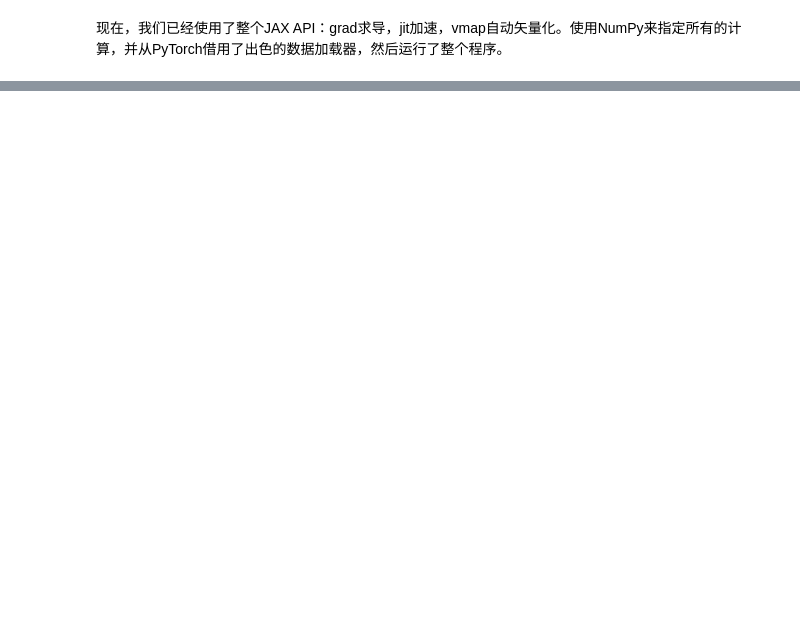
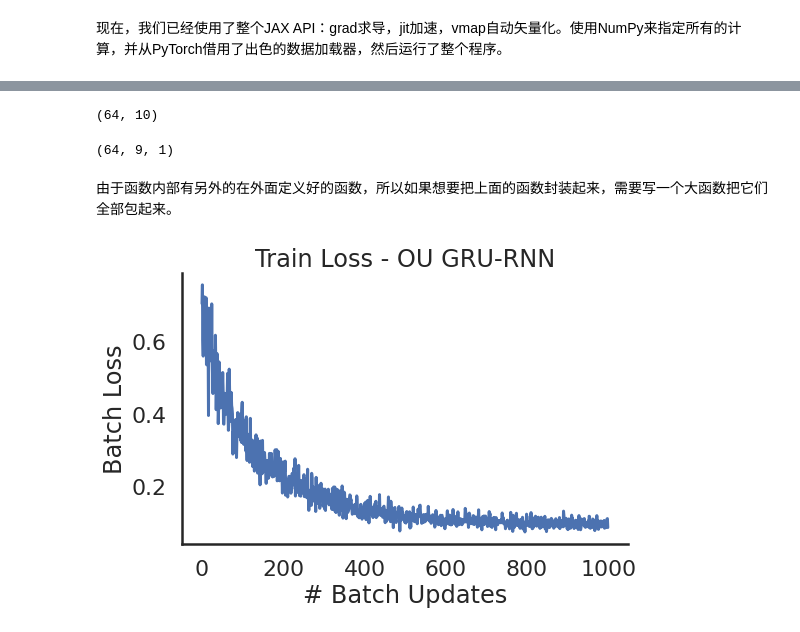
Before and after one commit to OuyangWenyu/elks, a Jupyter notebook: technology-basics/jax/4-JAX-DL.ipynb, the cells around one changed output, grey strips where cells are left out. Cells and saved outputs as stored; diff of their text form; code cells hidden in the pictures; blank space fills up the shorter version.

```diff
--- a/technology-basics/jax/4-JAX-DL.ipynb
+++ b/technology-basics/jax/4-JAX-DL.ipynb
@@ -231,0 +396,5 @@ Test set accuracy 0.9672999978065491
+# %%
+step_size = 1e-4
+# opt_init, opt_update, get_params = optimizers.adam(step_size)
+opt_init, opt_update, get_params = optimizers.sgd(step_size)
+opt_state = opt_init(params)
@@ -231,0 +403,2 @@ Test set accuracy 0.9672999978065491
+# %%
+num_batches = 1000
@@ -231,0 +407,15 @@ Test set accuracy 0.9672999978065491
+# %%
+train_loss_log = []
+start_time = time.time()
+for batch_idx in range(num_batches):
+    # 生成训练样本，x是要找的 ou_process，包括训练的输出；x_tilde是加了噪音的，是训练的输入
+    x, x_tilde = generate_ou_process(batch_size, num_dims, mu, tau, sigma, noise_std)
+    x_in = np.expand_dims(x_tilde[:, :(num_dims-1)], 2)
+    y = np.array(x[:, 1:])
+    params, opt_state, loss = update(params, x_in, y, opt_state)
+    batch_time = time.time() - start_time
+    train_loss_log.append(loss)
+
+    if batch_idx % 100 == 0:
+        start_time = time.time()
+        print("Batch {} | T: {:0.2f} | MSE: {:0.2f} |".format(batch_idx, batch_time, loss))
@@ -231,0 +433,16 @@ Test set accuracy 0.9672999978065491
+# %%
+x_tilde.shape
+# %% [output]
+(64, 10)
+# %%
+x_in.shape
+# %% [output]
+(64, 9, 1)
+# %% [markdown]
+由于函数内部有另外的在外面定义好的函数，所以如果想要把上面的函数封装起来，需要写一个大函数把它们全部包起来。
+# %%
+# Plot the training loss for OU-GRU-RNN!
+from helpers import plot_ou_loss
+plot_ou_loss(train_loss_log)
+# %% [output]
+[figure, added]
```
Also changed, not shown: parts of 28 cells of this notebook, 39 other files.
